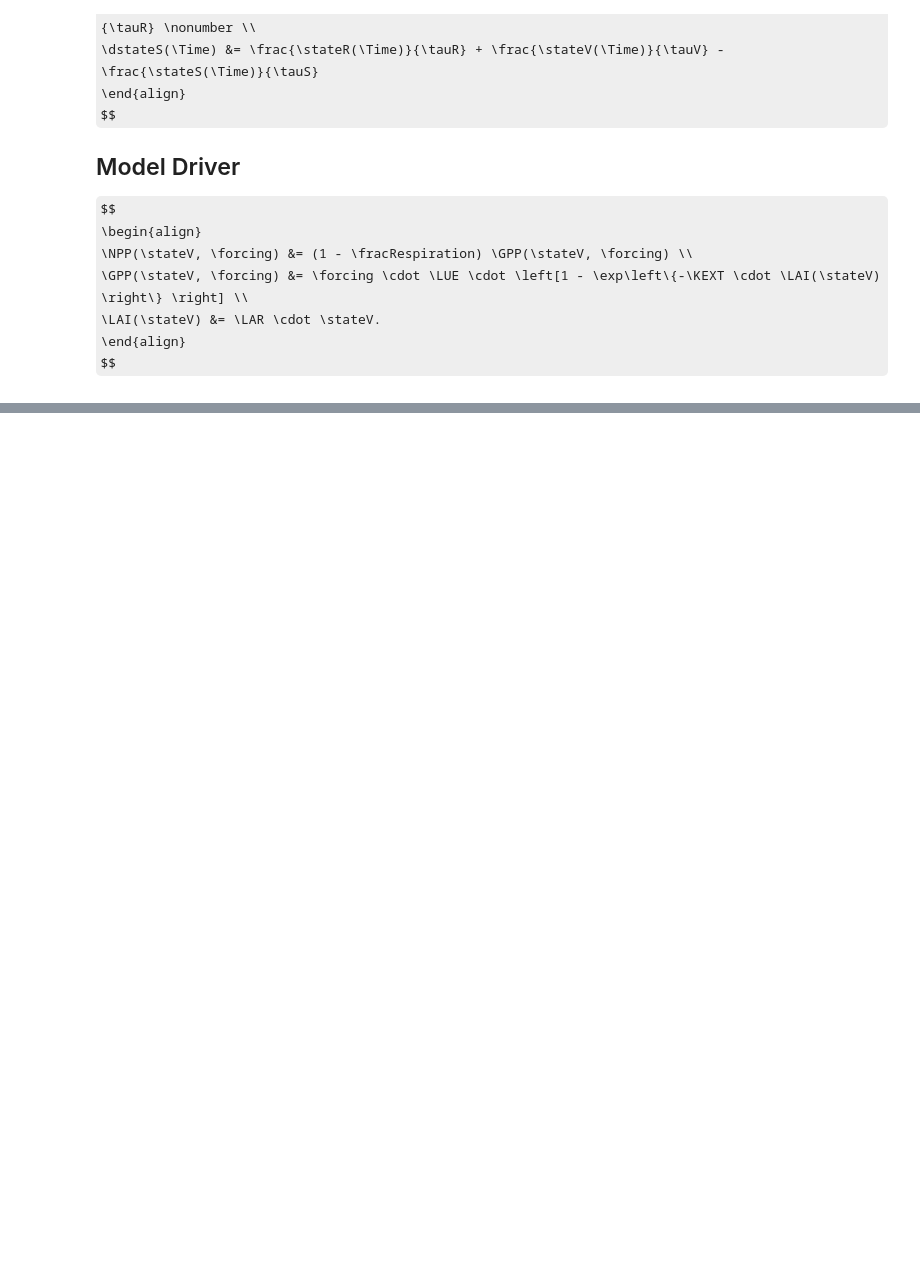
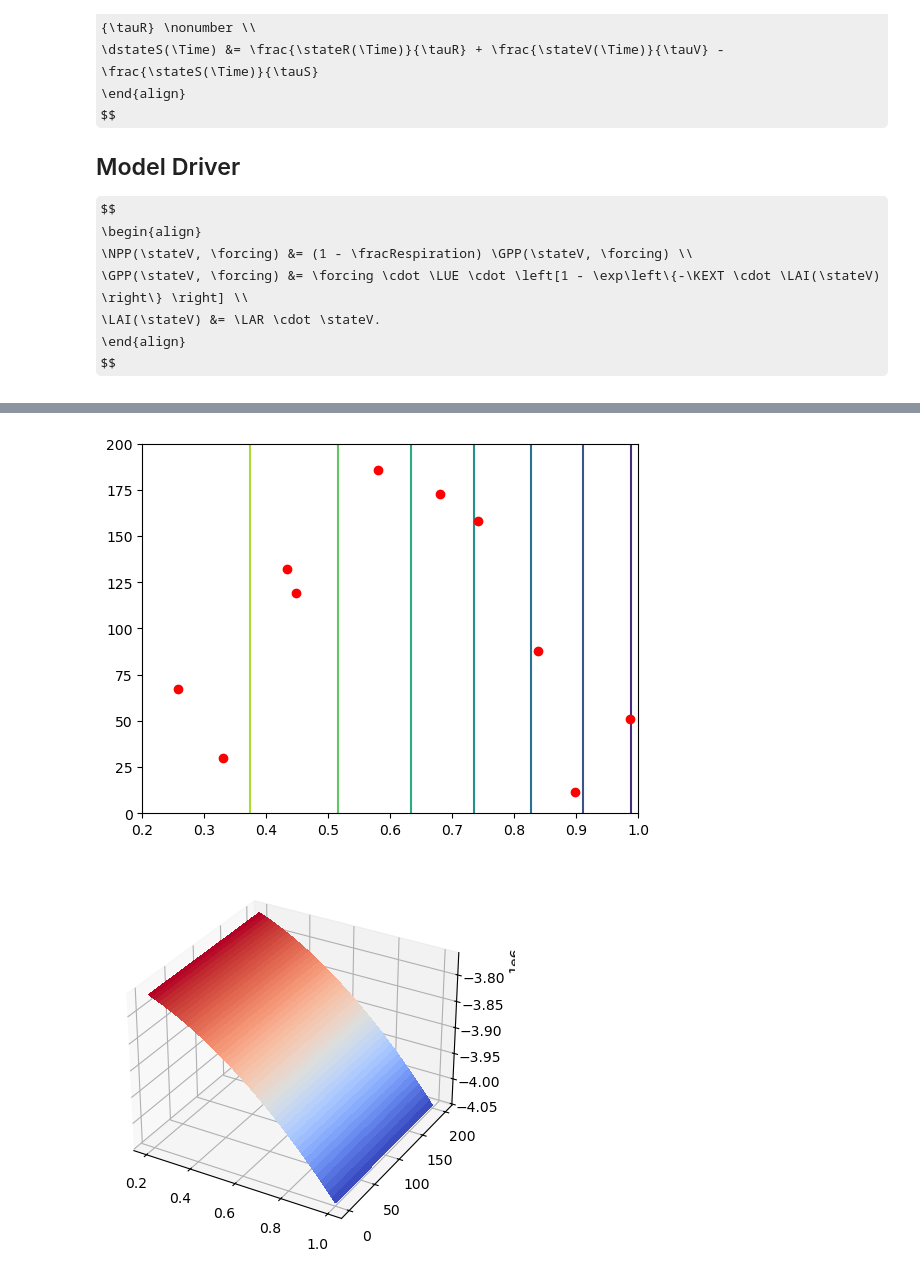
Before and after one commit to arob5/gp-calibration, a Jupyter notebook: scripts/python/vsem_calibration_test.ipynb, the cells around one changed output, grey strips where cells are left out. Saved outputs shown, nothing was run; the diff lists cells and outputs as text; code cells hidden in the pictures; some formulas as TeX source; blank space fills up the shorter version.

```diff
--- a/scripts/python/vsem_calibration_test.ipynb
+++ b/scripts/python/vsem_calibration_test.ipynb
@@ -231,0 +233,8 @@ for j in range(output.shape[1]):
+# %%
+# Generate grid of test points.
+n_grid_1d = 50
+grid_bounds = np.asarray(np.take(par_priors, par_cal_idx, axis=0)[["param1", "param2"]]).T
+x1_grid = np.linspace(grid_bounds[0,0], grid_bounds[1,0], num=n_grid_1d)
+x2_grid = np.linspace(grid_bounds[0,1], grid_bounds[1,1], num=n_grid_1d)
+x_grid = np.meshgrid(x1_grid, x2_grid)
+X_test = np.array([(x1, x2) for x1 in x1_grid for x2 in x2_grid])
@@ -231,0 +254,25 @@ for j in range(output.shape[1]):
+# %%
+df_test = pd.read_csv("test_points.csv")
+# %%
+X_test = np.asarray(df_test[["x1", "x2"]])
+y_test = np.asarray(df_test.y)
+# %%
+# Contour plot.
+plt.contour(x_grid[0], x_grid[1], y_test.reshape(n_grid_1d, n_grid_1d))
+plt.plot(X_design[:,0], X_design[:,1], "or")
+plt.show()
+
+# Contour plot with extrapolation points.
+# plt.contour(x_grid[0], x_grid[1], y.reshape(n_grid_1d, n_grid_1d))
+# plt.plot(X_design[:,0], X_design[:,1], "or")
+# plt.plot(X_extrap_long[:,0], X_extrap_long[:,1], "og")
+# plt.show()
+
+# 3d surface plot.
+fig = plt.figure()
+ax = fig.add_subplot(111, projection='3d')
+ax.plot_surface(X=x_grid[0], Y=x_grid[1], Z=y_test.reshape(n_grid_1d, n_grid_1d), cmap=cm.coolwarm, linewidth=0, antialiased=False)
+plt.show()
+# %% [output]
+[figure, added]
+[figure, added]
```
Also changed, not shown: parts of 26 cells of this notebook, 4 other files.
